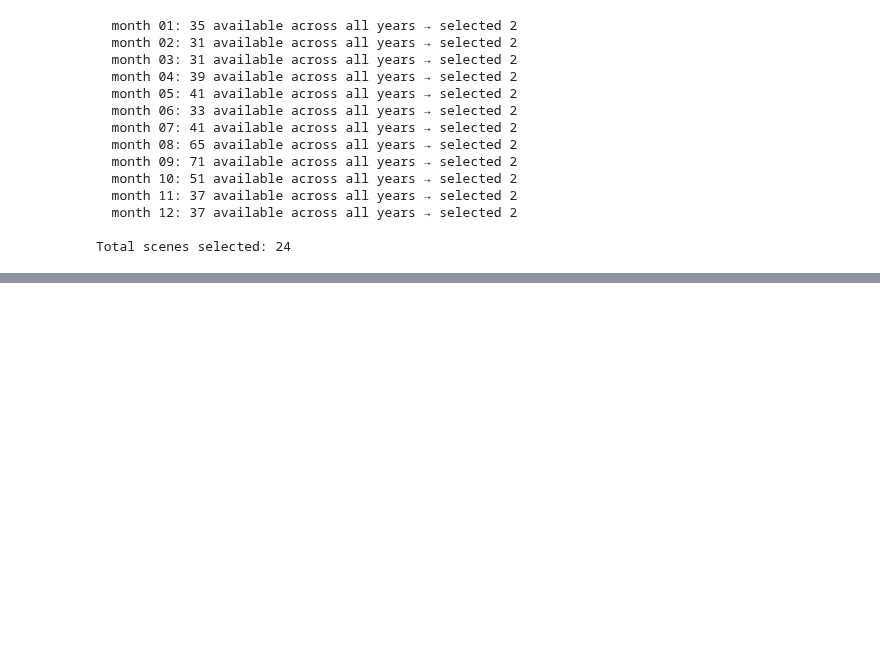
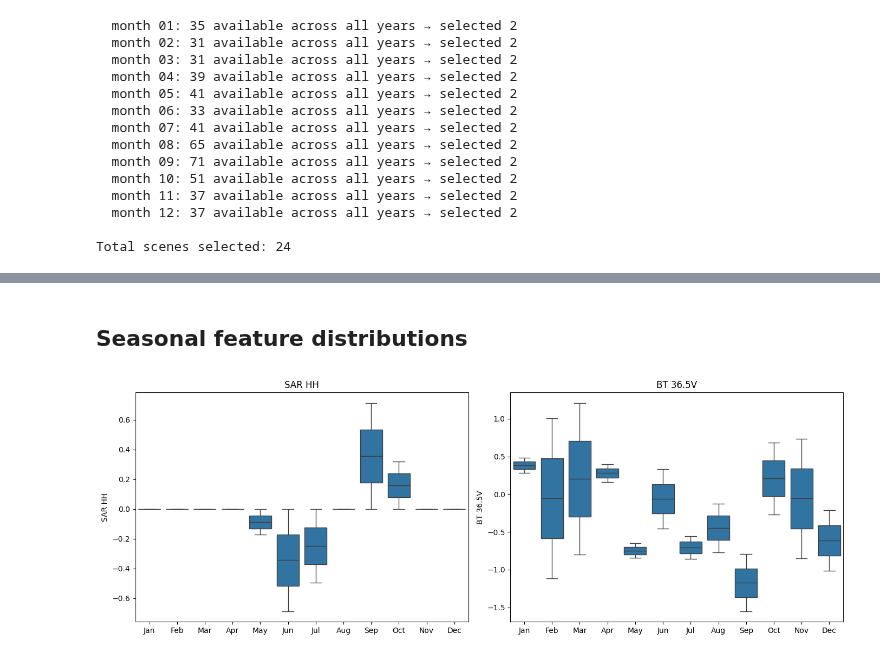
Before and after one commit to sparkgeo/arctic-showcase, a Jupyter notebook: notebooks/eda-rtt-data.ipynb, the cells around one changed output, grey strips where cells are left out. Drawn from its saved outputs; the diff is of its cells as text; code cells hidden in the pictures; blank space fills up the shorter version.

Commit message:
Editing the dataset exploration md file

```diff
--- a/notebooks/eda-rtt-data.ipynb
+++ b/notebooks/eda-rtt-data.ipynb
@@ -411,0 +431,39 @@ plt.show()
+# %% [markdown]
+## Seasonal feature distributions
+# %%
+MONTH_NAMES = {1:'Jan',2:'Feb',3:'Mar',4:'Apr',5:'May',6:'Jun',
+               7:'Jul',8:'Aug',9:'Sep',10:'Oct',11:'Nov',12:'Dec'}
+
+records = []
+
+for key in selected_keys:
+    month = int(re.search(r'\d{4}(\d{2})\d{2}T', key).group(1))
+
+    response = s3.get_object(Bucket=bucket, Key=key)
+    with tempfile.NamedTemporaryFile(suffix='.nc', delete=False) as tmp:
+        tmp.write(response['Body'].read())
+        tmp_path = tmp.name
+
+    with xr.open_dataset(tmp_path) as ds:
+        h, w = ds['nersc_sar_primary'].shape
+        hh = ds['nersc_sar_primary'].values[::h//200, ::w//209][:200, :209]
+        records.append({
+            'month':    MONTH_NAMES[month],
+            'SAR HH':  np.nanmedian(hh),
+            'BT 36.5V': np.nanmedian(ds['btemp_36_5v'].values),
+        })
+
+    os.unlink(tmp_path)
+
+df = pd.DataFrame(records)
+month_order = list(MONTH_NAMES.values())
+# %%
+fig, axes = plt.subplots(1, 2, figsize=(14, 5))
+for ax, feat in zip(axes, ['SAR HH', 'BT 36.5V']):
+    sns.boxplot(data=df, x='month', y=feat, order=month_order, ax=ax)
+    ax.set_title(feat)
+    ax.set_xlabel('')
+plt.tight_layout()
+plt.show()
+# %% [output]
+[figure, added]
```
Also changed, not shown: parts of 1 cell of this notebook, 3 other files.
